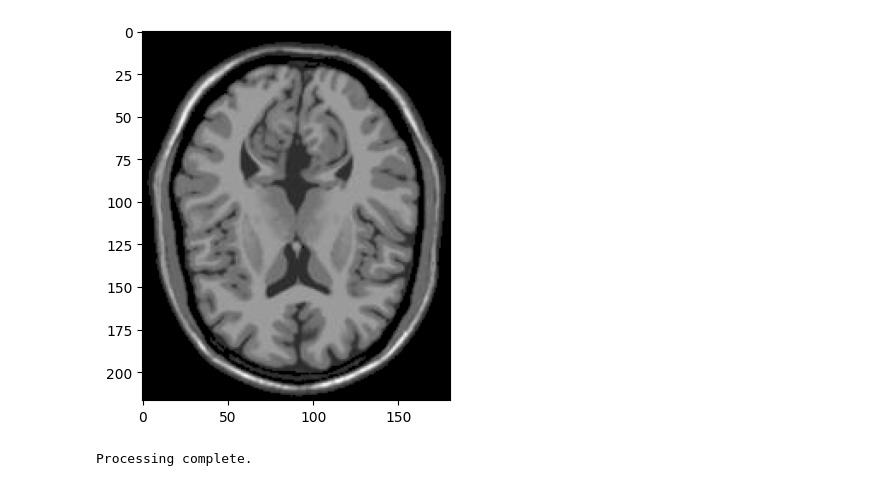
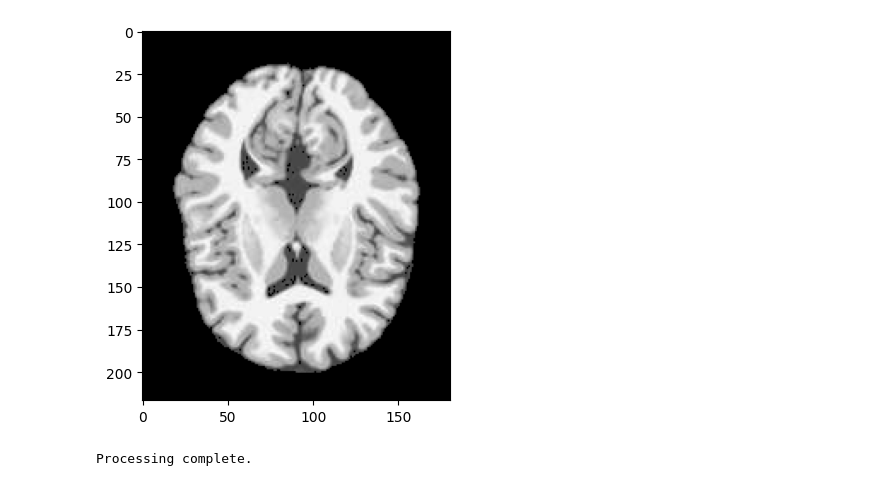
Before and after one commit to shrutipathak12321/MCA-4th-sem, a Jupyter notebook: skullstripping2.ipynb, the cells around one changed output. Drawn from its saved outputs; the diff is of its cells as text; code cells hidden in the pictures.

```diff
--- a/skullstripping2.ipynb
+++ b/skullstripping2.ipynb
@@ -0,0 +1,38 @@
+# %%
+# Set the dimensions of the volume
+width = 181
+height = 217
+depth = 181
+
+# Open the input file in binary mode
+with open("BrainWeb/t1_icbm_normal_1mm_pn7_rf20.rawb", "rb") as file:
+    # Loop through each slice in the volume
+    for z in range(depth):
+        # Create a new PGM file for the slice
+        with open(f'Extracted_files//pgm//t1_icbm_normal_1mm_pn7_rf20//slice_{z}.pgm', "w+") as pgm_file:
+            # Write the PGM file header
+            pgm_file.write("P2\n")
+            pgm_file.write("#\n")
+            pgm_file.write(f"{width} {height}\n")
+            pgm_file.write("255\n")
+
+            # Loop through each row in the slice
+            for y in range(height):
+                # Read a row of data from the input file
+                row_data = file.read(width)  # Each value is 1 byte
+                # Unpack the row data into a list of integers
+                values = struct.unpack(f"{width}B", row_data)
+
+                # Find the maximum value in the input data
+                max_value = max(values)
+
+                if max_value == 0:
+                    # Handle the case where all values are zero
+                    scaled_values = [0] * width
+                else:
+                    # Scale the values down to the maximum range of 255
+                    #scaled_values = [int(v * 255 / max_value) for v in values]
+                    scaled_values = [int(v) for v in values]
+
+                # Convert each scaled value to decimal and write it to the PGM file
+                pgm_file.write(" ".join([str(v) for v in scaled_values]) + "\n")
@@ -21,35 +71,35 @@ data = data.astype('int')
 vis = np.zeros_like(data, dtype=bool)
 skull_mask = np.zeros_like(data, dtype=bool)
 
 max_count = 0
 
 for i in range(data.shape[0]):
     for j in range(data.shape[1]):
         if data[i, j] > 33 and not vis[i][j]:
             temp_skull_mask = np.zeros_like(data, dtype=bool)
             stck = [[i, j]]
             current_count = 0
             while stck:
                 x, y = stck[-1]
                 temp_skull_mask[x,y] = True
                 current_count += 1
                 stck.pop()
                 nxt = [(x+1, y), (x-1, y), (x, y+1), (x, y-1)]
                 for (dx,dy) in nxt:
-                    if dx >= 0 and dy >= 0 and dx < data.shape[0] and dy < data.shape[1] and data[dx, dy] > 33 and not vis[dx][dy]:
+                    if dx >= 0 and dy >= 0 and dx < data.shape[0] and dy < data.shape[1] and data[dx, dy] > 40 and not vis[dx][dy]:
                         vis[dx][dy] = True
                         stck.append((dx, dy))
             if current_count > max_count:
                 max_count = current_count
                 skull_mask = temp_skull_mask
 
 # Apply skull mask to the original image to obtain the skull region
 skull_image = np.where(skull_mask, data, 0)
 
 plt.imshow(skull_image, cmap='gray')
 plt.show()
 # %% [output]
-[figure, old version]
+[figure, new version]
 # %%
 import os
 import numpy as np
```
Also changed, not shown: parts of 1 cell of this notebook.
